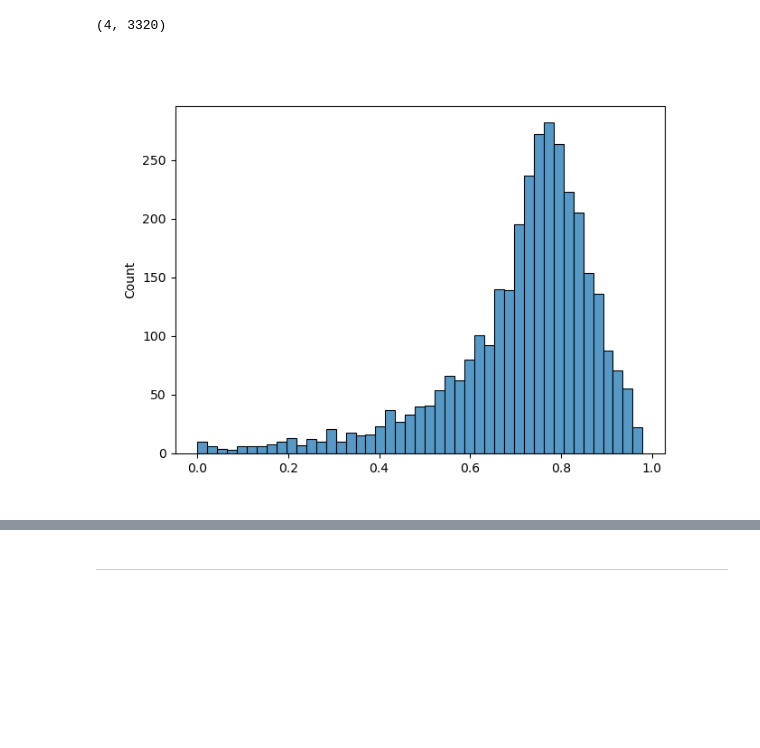
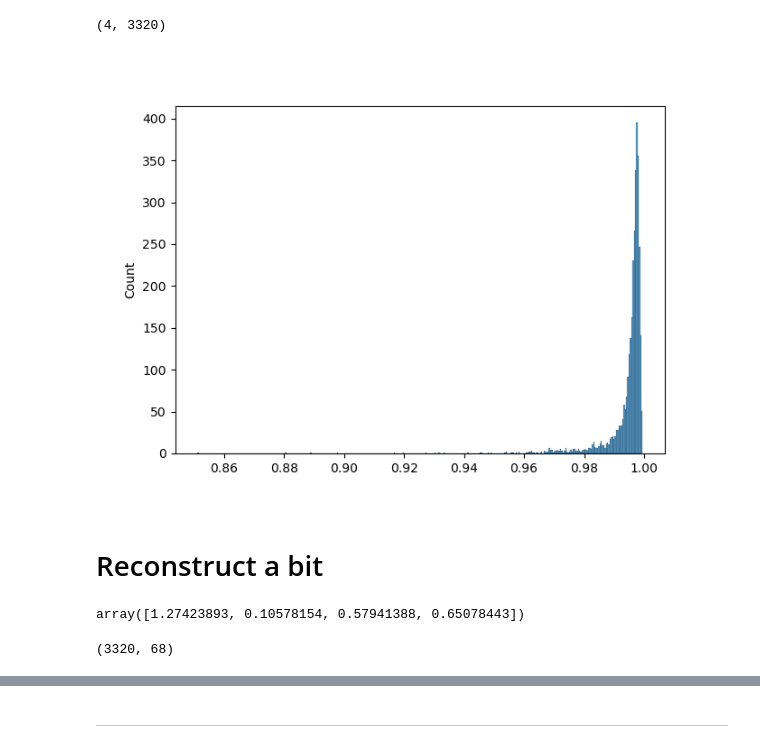
Before and after one commit to AI-for-Ocean-Science/cnmf, a Jupyter notebook: papers/I/Analysis/CNMF_L23.ipynb, the cells around one changed output, grey strips where cells are left out. Drawn from its saved outputs; the diff is of its cells as text; code cells hidden in the pictures; blank space fills up the shorter version.

```diff
--- a/papers/I/Analysis/CNMF_L23.ipynb
+++ b/papers/I/Analysis/CNMF_L23.ipynb
@@ -74,4 +74,6 @@ W_ini[0,...] = a_w
 # %% [markdown]
 ## Normalize
 # %%
-W_ini /= np.sum(W_ini, axis=0)
+W_norm = np.sum(W_ini, axis=1)
+for ss, inorm in enumerate(W_norm):
+    W_ini[ss] /= inorm
@@ -81,0 +90,3 @@ W_ini.T.shape
+# %%
+H_ini = np.random.rand(ncomponents, spec_w.shape[0])
+H_ini[0,:] = W_norm[0]
@@ -85,7 +100,7 @@ W_ini.T.shape
 reload(nmf)
 X = spec_w[:,:,0].T
 V = (1./err[:,:,0]**2).T
-CNMF = nmf.NMF(X, W=W_ini.T, H=None, V=V, M=None, n_components=ncomponents)
+CNMF = nmf.NMF(X, W=W_ini.T, H=H_ini, V=V, M=None, n_components=ncomponents)
 # %% [markdown]
 ## Solve
 # %%
@@ -147,14 +167,25 @@ CNMF.H.shape
 # %%
 fig = plt.figure(figsize=(7,5))
 plt.clf()
 ax = plt.gca()
 
-_ = sns.histplot(x=CNMF.H[0], ax=ax)
+_ = sns.histplot(x=CNMF.H[0]/W_norm[0], ax=ax)
 #
 #ax.set_xlabel('Wavelength (nm)')
 #ax.set_ylabel('Basis vector')
 #ax.legend()
 #
 plt.show()
 # %% [output]
-[figure, old version]
+[figure, new version]
+# %% [markdown]
+# Reconstruct a bit
+# %%
+CNMF.H[:,100]
+# %% [output]
+array([1.27423893, 0.10578154, 0.57941388, 0.65078443])
+# %%
+recon = np.dot(CNMF.H.T, CNMF.W.T)
+recon.shape
+# %% [output]
+(3320, 68)
```
Also changed, not shown: parts of 7 cells of this notebook.
